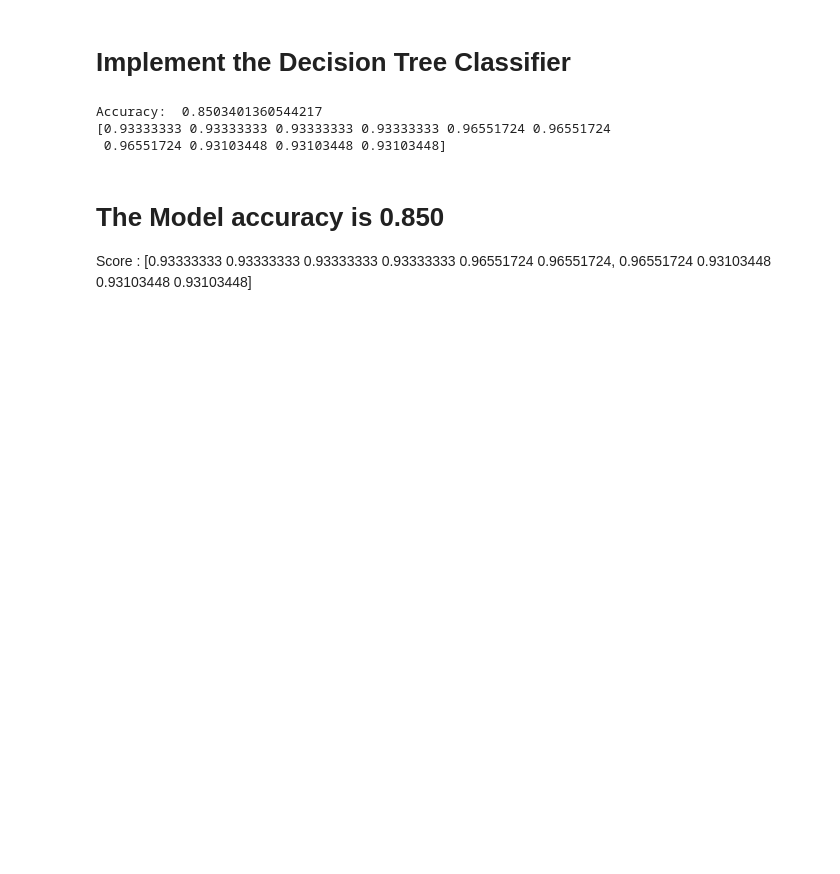
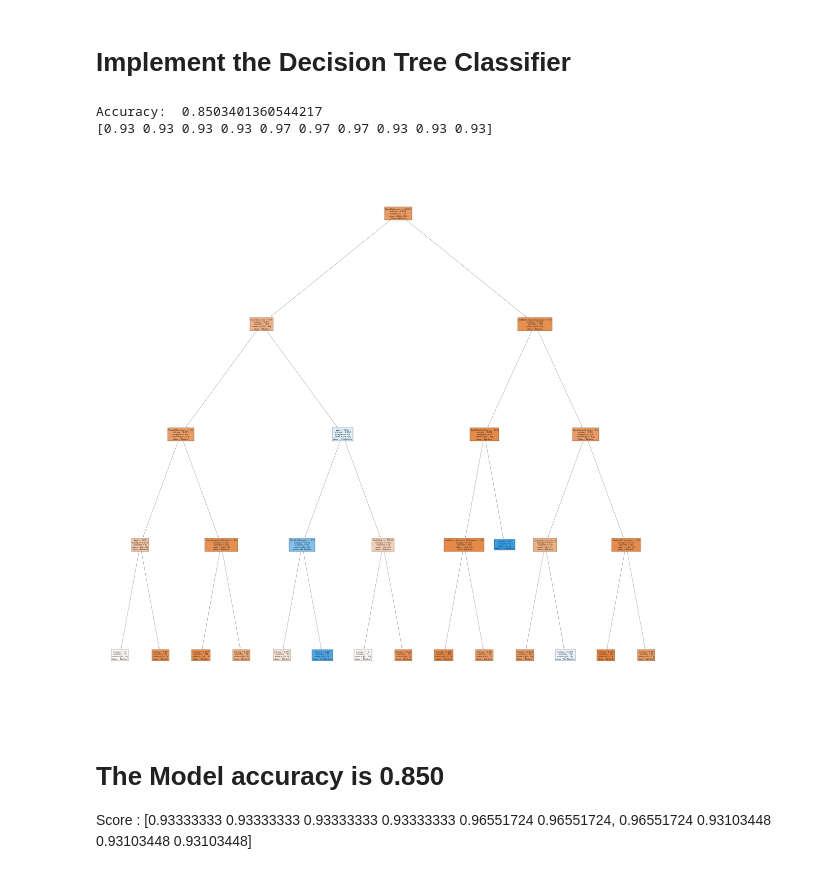
Before and after one commit to mbhoge/ml-model-excercises, a Jupyter notebook: Assignment Supervised Unsupervised Learning/Employee_Attrition_01.ipynb, the cells around one changed output. Saved outputs shown, nothing was run; the diff lists cells and outputs as text; code cells hidden in the pictures; blank space fills up the shorter version.

```diff
--- a/Assignment Supervised Unsupervised Learning/Employee_Attrition_01.ipynb
+++ b/Assignment Supervised Unsupervised Learning/Employee_Attrition_01.ipynb
@@ -275,20 +275,3 @@ Index(['Age', 'DailyRate', 'DistanceFromHome', 'Education', 'EmployeeCount',
 df_numerical_features.shape
 # %% [output]
 (1470, 26)
-# %%
-result = pd.concat([df_numerical_features, labels], axis=1, join='inner')
-rows = 2
-cols = 7
-
-fig, ax = plt.subplots(rows, cols, figsize = (16, 4))
-
-col = result.columns
-index = 0
-
-for i in range(rows):
-    for j in range(cols):
-        sns.scatterplot(x = 'Attrition', y = col[index], data = result, ax = ax[i][j])
-        index = index + 1
-
-plt.tight_layout()
-plt.show()
@@ -434,8 +415,15 @@ print("Accuracy: ", metrics.accuracy_score(y_test,y_predict))
 print(scores)
 # %% [output]
 Accuracy:  0.8503401360544217
-[0.93333333 0.93333333 0.93333333 0.93333333 0.96551724 0.96551724
- 0.96551724 0.93103448 0.93103448 0.93103448]
+[0.93 0.93 0.93 0.93 0.97 0.97 0.97 0.93 0.93 0.93]
+# %%
+plt.figure(figsize=(20,20))
+
+classes = ['Attrition','No Attrition']
+tree.plot_tree(clf,feature_names=final_input_features.columns,class_names=classes,filled=True)
+plt.show()
+# %% [output]
+[figure, added]
 # %% [markdown]
 # The Model accuracy is 0.850
 Score : [0.93333333 0.93333333 0.93333333 0.93333333 0.96551724 0.96551724, 0.96551724 0.93103448 0.93103448 0.93103448]
```
Also changed, not shown: parts of 4 cells of this notebook, 3 other files.
